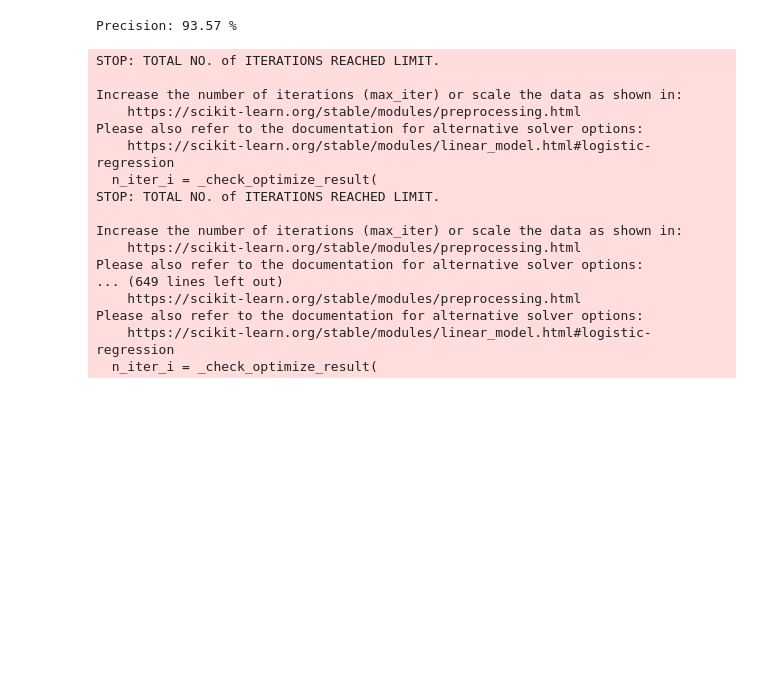
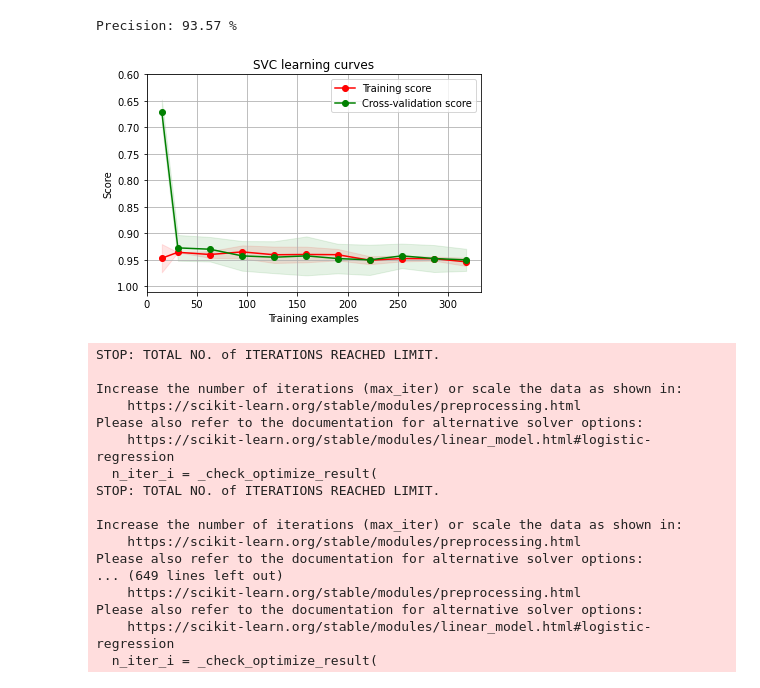
Before and after one commit to Diongarman/DA_-_ML_Foundations, a Jupyter notebook: Refactored_Py_DS_ML_Bootcamp-master/Ensemble Learning/classification_ensemble.ipynb, the cells around one changed output. Cells and saved outputs as stored; diff of their text form; code cells hidden in the pictures; blank space fills up the shorter version.

```diff
--- a/Refactored_Py_DS_ML_Bootcamp-master/Ensemble Learning/classification_ensemble.ipynb
+++ b/Refactored_Py_DS_ML_Bootcamp-master/Ensemble Learning/classification_ensemble.ipynb
@@ -102,6 +143,13 @@ svc.grid_fit(X = X_train, Y = y_train)
 svc.grid_predict(X_test, y_test)
 # %% [output]
 Precision: 93.57 %
+# %%
+g = plot_learning_curve(svc.grid.best_estimator_,
+                        "SVC learning curves", X_train, y_train, ylim = [1.01, 0.6],
+                        cv = 5,  train_sizes = [0.05, 0.1, 0.2, 0.3, 0.4, 0.5,
+                                                0.6, 0.7, 0.8, 0.9, 1])
+# %% [output]
+[figure, added]
 # %%
 lr = Class_Fit(clf = LogisticRegression)
 lr.grid_search(parameters = [{'C':np.logspace(-4, 4, 20)}], Kfold = 5)
```
Also changed, not shown: parts of 6 cells of this notebook.
